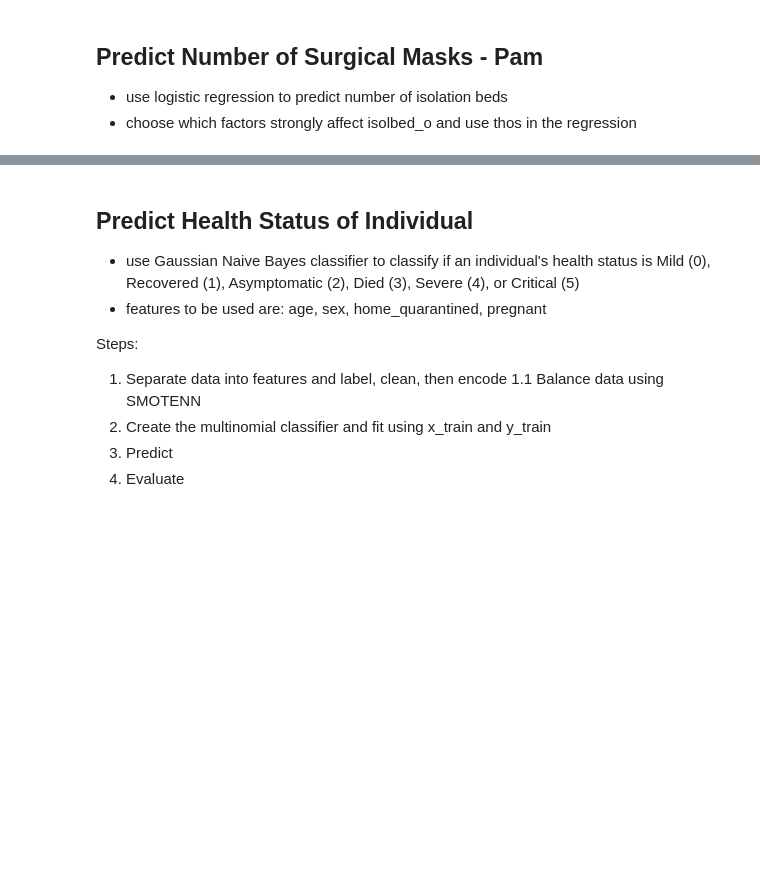
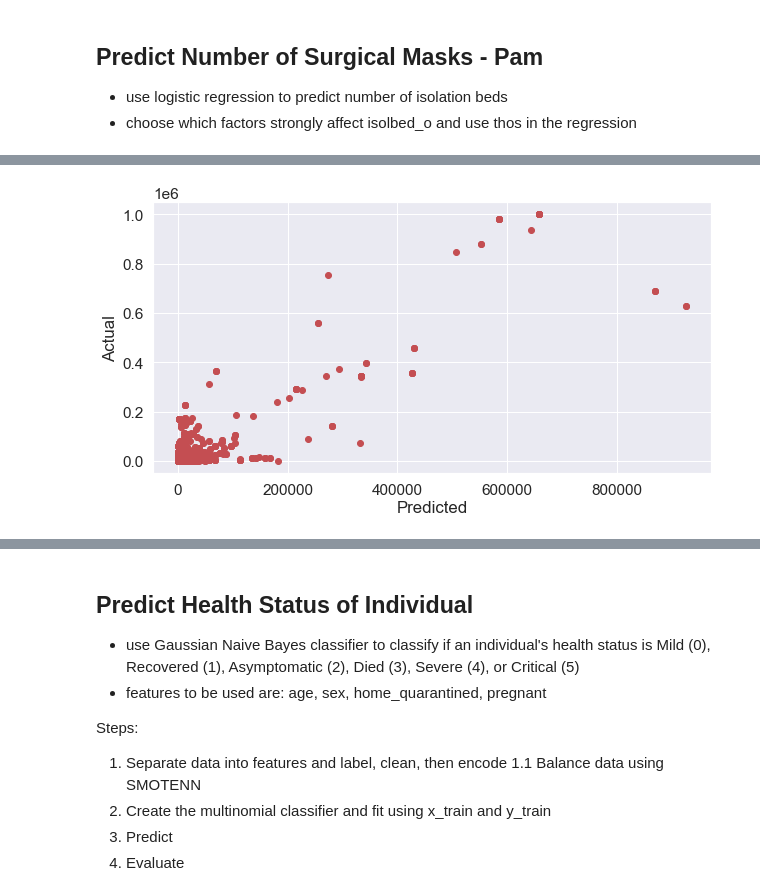
Before and after one commit to klouiesun00/CMSC197-ML-MiniProj-GroupJ, a Jupyter notebook: Mini-Project.ipynb, the cells around one changed output, grey strips where cells are left out. Cells and saved outputs as stored; diff of their text form; code cells hidden in the pictures; blank space fills up the shorter version.

```diff
--- a/Mini-Project.ipynb
+++ b/Mini-Project.ipynb
@@ -320,0 +399,11 @@ note: values change every run of this notebook
+# %%
+x = df_corr_surgmask[['coverall', 'gown']]
+y = df_corr_surgmask['surgmask']
+# %%
+# separate into training and testing sets
+x_train, x_test, y_train, y_test = train_test_split(x, y, test_size = 0.15)
+# %%
+model = LinearRegression().fit(x_train, y_train)
+# %%
+# predictions by the model
+y_pred = model.predict(x_test)
@@ -320,0 +435,8 @@ note: values change every run of this notebook
+# %%
+plt.figure(figsize=(10, 5))
+plt.scatter(y_pred, y_test, color ='r')
+plt.xlabel('Predicted')
+plt.ylabel('Actual')
+plt.show()
+# %% [output]
+[figure, added]
```
Also changed, not shown: parts of 14 cells of this notebook.
